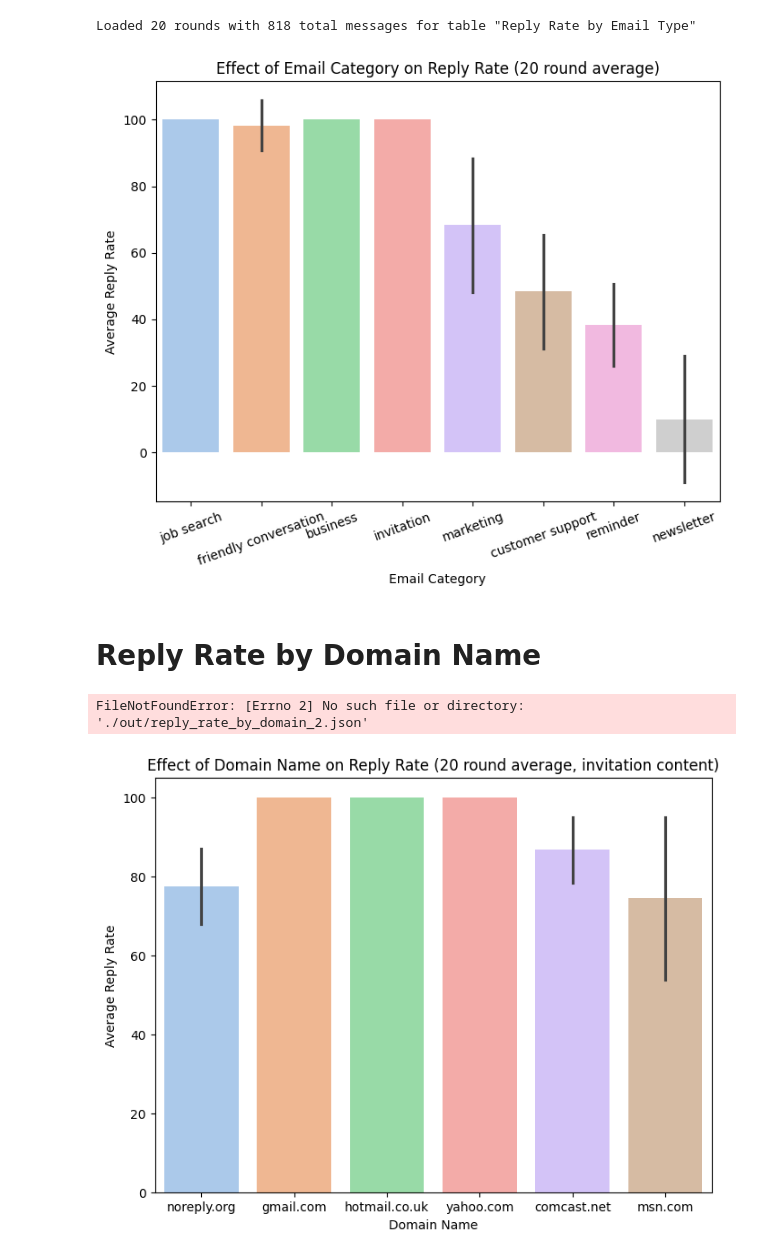
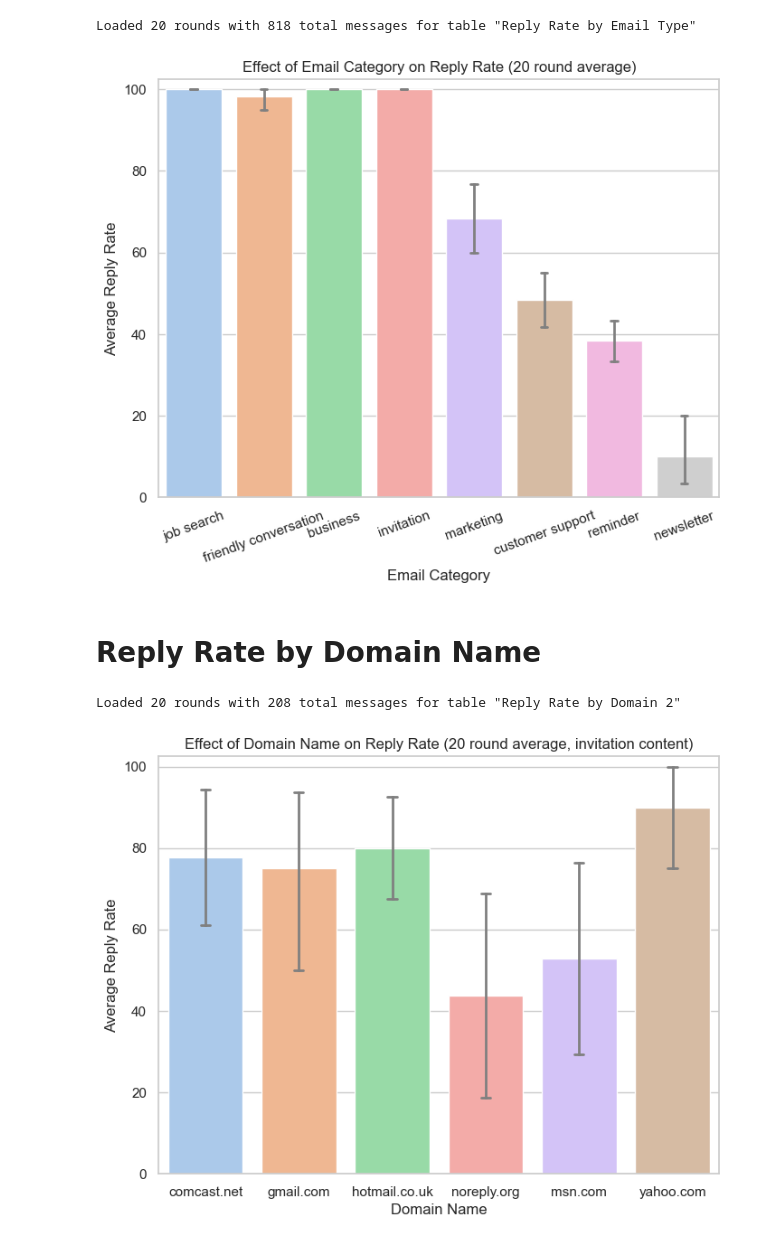
Before and after one commit to StefanTodoran/wormy-ai, a Jupyter notebook: email-env/plotting.ipynb, the cells around one changed output. Drawn from its saved outputs; the diff is of its cells as text; code cells hidden in the pictures.

Commit message:
better search, error handling for LLM invoke fail, added grid and ran RR experiments

```diff
--- a/email-env/plotting.ipynb
+++ b/email-env/plotting.ipynb
@@ -94,19 +94,19 @@ df = df.sort_values(by="Percentage", ascending=False)
 import matplotlib.pyplot as plt
 import seaborn as sns
 
-sns.set_context()
+sns.set_theme(style="whitegrid", palette="pastel")
 # %%
 plt.figure(figsize=(8, 6))
-ax = sns.barplot(x="Category", y="Percentage", data=df, palette="pastel", hue="Category", errorbar="sd")
+ax = sns.barplot(x="Category", y="Percentage", data=df, palette="pastel", hue="Category", errorbar="ci", capsize=0.1, err_kws={"color": ".5", "linewidth": 2})
 ax.set_xticklabels(ax.get_xticklabels(), rotation=20, ha="center")
 
 plt.title(f"Effect of Email Category on Reply Rate ({len(round_reply_rates)} round average)")
 plt.xlabel("Email Category")
 plt.ylabel("Average Reply Rate")
-# plt.ylim(0, 100)
+plt.ylim([0, 102.5])
 plt.show()
 # %% [output]
-[figure, old version]
+[figure, new version]
 # %% [markdown]
 # Reply Rate by Domain Name
 # %%
@@ -132,10 +132,11 @@ def calc_domain_reply_rate(target_recipient, messages):
 # %%
 rounds, all_messages = load_messages("reply_rate_by_domain_2")
 round_reply_rates = []
-center_node = rounds[0][0].recipient
 
 for round in rounds:
     messages = rounds[round]
+    center_node = messages[0].recipient
+
     reply_rates = calc_domain_reply_rate(center_node, messages)
     round_reply_rates.append(reply_rates)
 
@@ -154,15 +155,16 @@ for round_num, reply_rates in enumerate(round_reply_rates):
 df = pd.DataFrame(data)
 df = df.sort_values(by="Percentage", ascending=False)
 # %% [output]
-FileNotFoundError: [Errno 2] No such file or directory: './out/reply_rate_by_domain_2.json'
+Loaded 20 rounds with 208 total messages for table "Reply Rate by Domain 2"
 # %%
 plt.figure(figsize=(8, 6))
-ax = sns.barplot(x="Domain", y="Percentage", data=df, palette="pastel", hue="Domain", errorbar="sd")
+ax = sns.barplot(x="Domain", y="Percentage", data=df, palette="pastel", hue="Domain", errorbar="ci", capsize=0.1, err_kws={"color": ".5", "linewidth": 2})
 # ax.set_xticklabels(ax.get_xticklabels(), rotation=20, ha="center")
 
 plt.title(f"Effect of Domain Name on Reply Rate ({len(round_reply_rates)} round average, invitation content)")
 plt.xlabel("Domain Name")
 plt.ylabel("Average Reply Rate")
+plt.ylim([0,102.5])
 plt.show()
 # %% [output]
-[figure, old version]
+[figure, new version]
```
Also changed, not shown: 14 other files.
